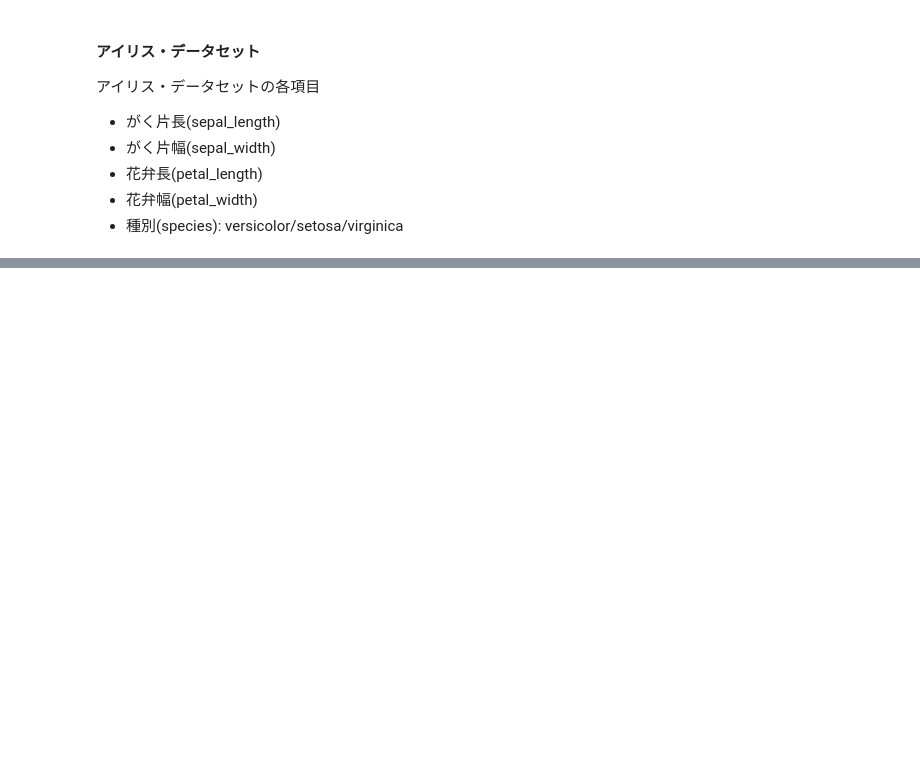
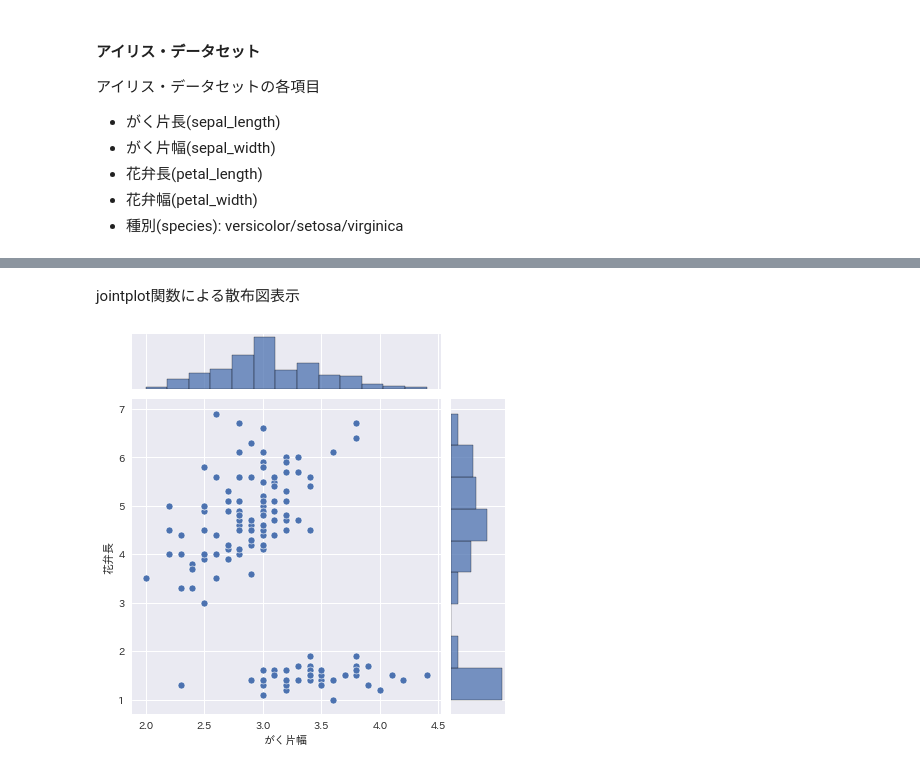
Before and after one commit to ginmaruGH/Creating_Profitable_AI_with_Python_nkbp, a Jupyter notebook: jupyter/ch04_01_data_process.ipynb, the cells around one changed output, grey strips where cells are left out. Cells and saved outputs as stored; diff of their text form; code cells hidden in the pictures; blank space fills up the shorter version.

```diff
--- a/jupyter/ch04_01_data_process.ipynb
+++ b/jupyter/ch04_01_data_process.ipynb
@@ -193,0 +250,7 @@ plt.show()
+# %% [markdown]
+jointplot関数による散布図表示
+# %%
+sns.jointplot('がく片幅', '花弁長', data=df_iris)
+plt.show()
+# %% [output]
+[figure, added]
```
Also changed, not shown: parts of 14 cells of this notebook, 1 other file.
